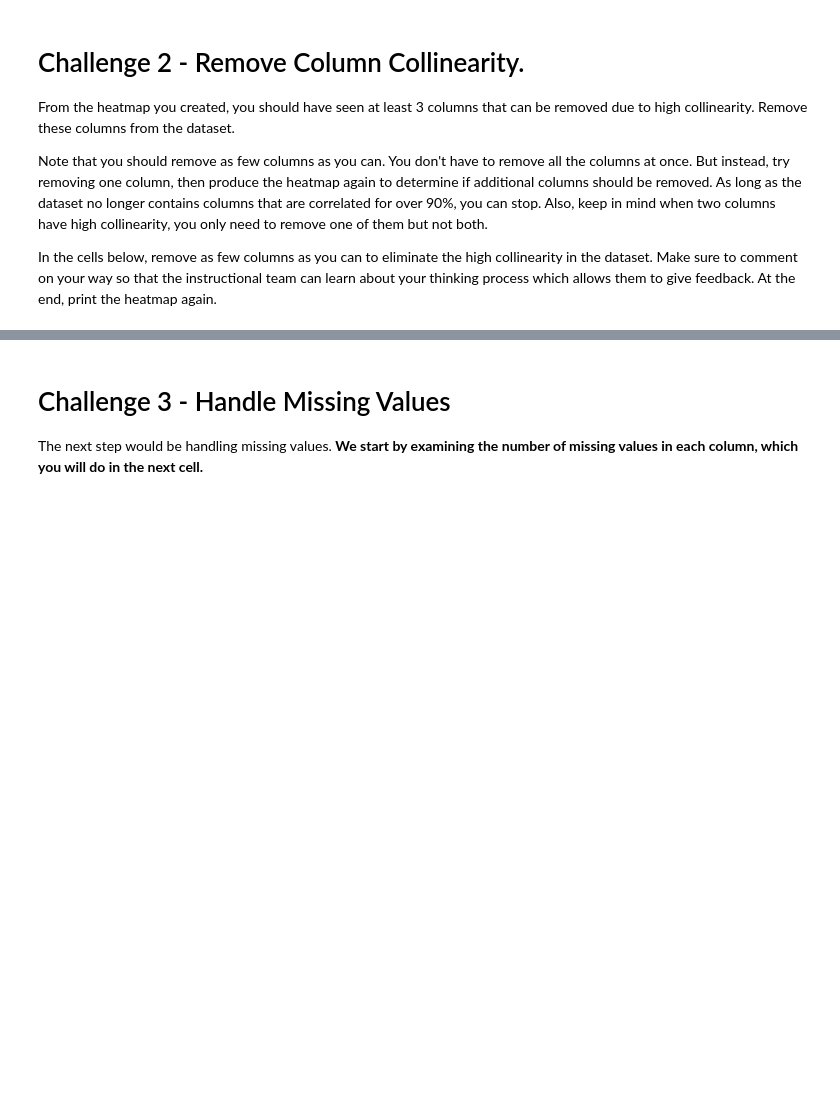
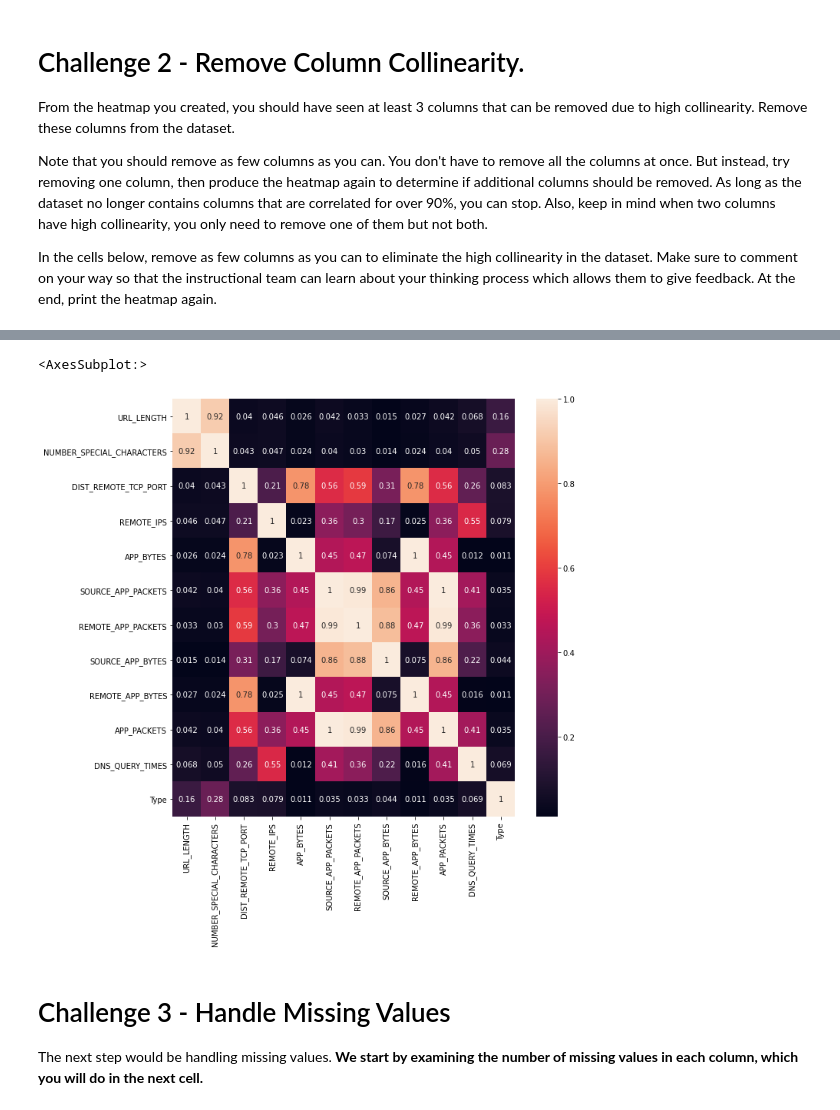
Before and after one commit to Ironhack-Data-Madrid-Marzo-2021/lab-supervised-learning, a Jupyter notebook: your-code/main.ipynb, the cells around one changed output, grey strips where cells are left out. Cells and saved outputs as stored; diff of their text form; code cells hidden in the pictures; blank space fills up the shorter version.

```diff
--- a/your-code/main.ipynb
+++ b/your-code/main.ipynb
@@ -97,3 +171,11 @@ In the cells below, remove as few columns as you can to eliminate the high colli
+# %%
+# Your comment here
+
+plt.figure(figsize=(10,10))
+sns.heatmap(websites.corr().abs(), annot=True)
+# %% [output]
+<AxesSubplot:>
+[figure, added]
 # %% [markdown]
 # Challenge 3 - Handle Missing Values
 
```
Also changed, not shown: parts of 22 cells of this notebook.
